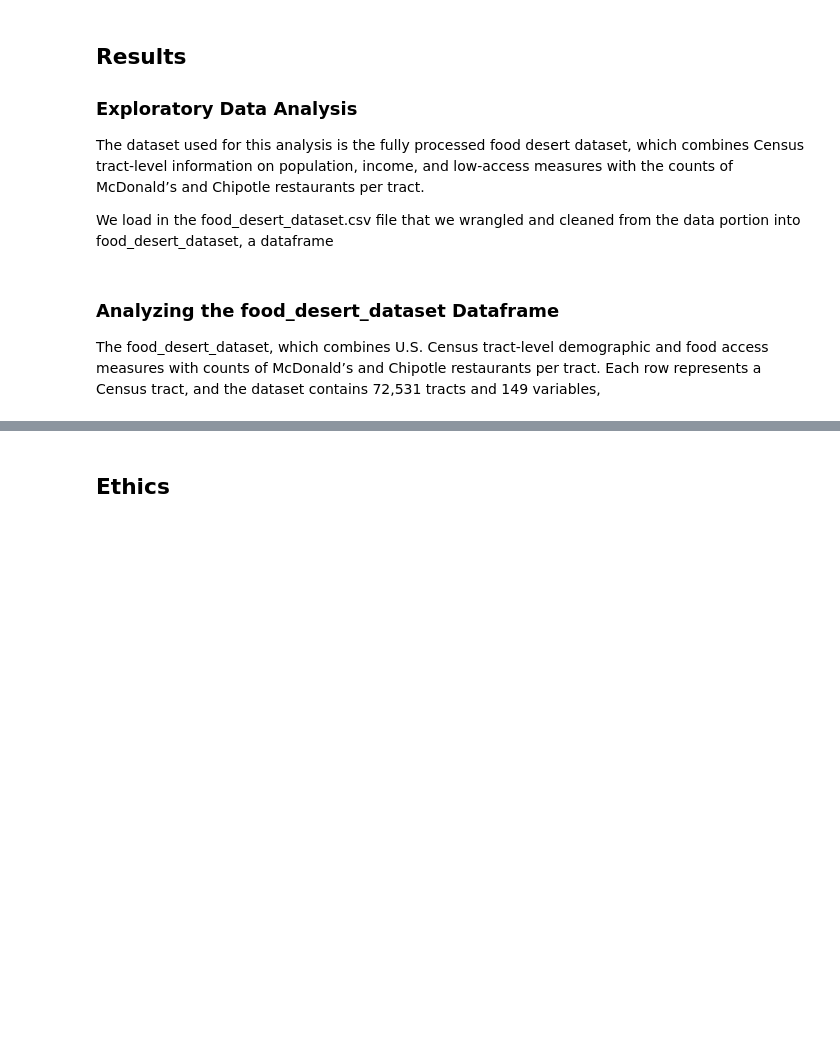
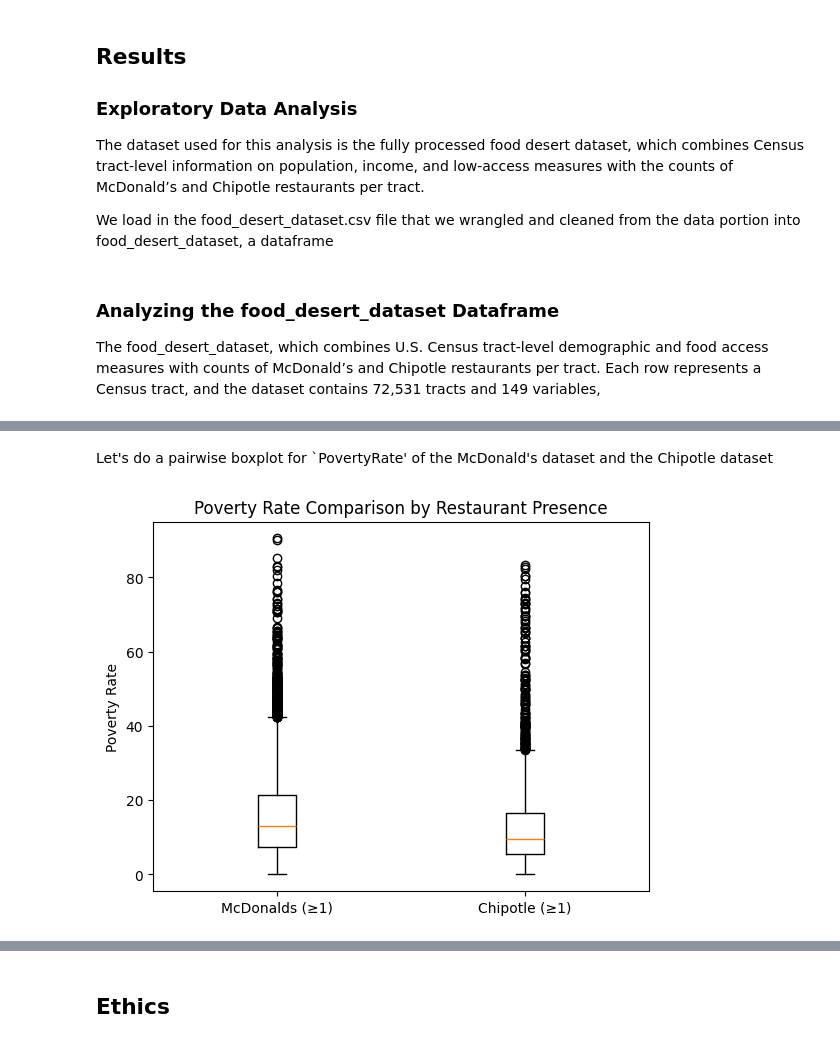
Before and after one commit to COGS108/Group085_WI26, a Jupyter notebook: 02-EDACheckpoint.ipynb, the cells around one changed output, grey strips where cells are left out. Drawn from its saved outputs; the diff is of its cells as text; code cells hidden in the pictures; blank space fills up the shorter version.

```diff
--- a/02-EDACheckpoint.ipynb
+++ b/02-EDACheckpoint.ipynb
@@ -419,0 +463,10 @@ Some more words and stuff.  Remember notebooks work best if you interleave the c
+# %%
+mcd_tracts = food_desert_dataset[
+    food_desert_dataset['num_mcdonalds'] >= 1
+].copy()
+
+chipotle_tracts = food_desert_dataset[
+    food_desert_dataset['num_chipotle'] >= 1
+].copy()
+
+mcd_tracts.head()
@@ -419,0 +481,17 @@ Some more words and stuff.  Remember notebooks work best if you interleave the c
+# %% [markdown]
+Let's do a pairwise boxplot for `PovertyRate' of the McDonald's dataset and the Chipotle dataset
+# %%
+plt.figure()
+
+plt.boxplot([
+    mcd_tracts['PovertyRate'],
+    chipotle_tracts['PovertyRate']
+])
+
+plt.xticks([1, 2], ['McDonalds (≥1)', 'Chipotle (≥1)'])
+plt.ylabel('Poverty Rate')
+plt.title('Poverty Rate Comparison by Restaurant Presence')
+
+plt.show()
+# %% [output]
+[figure, added]
```
Also changed, not shown: parts of 26 cells of this notebook.
